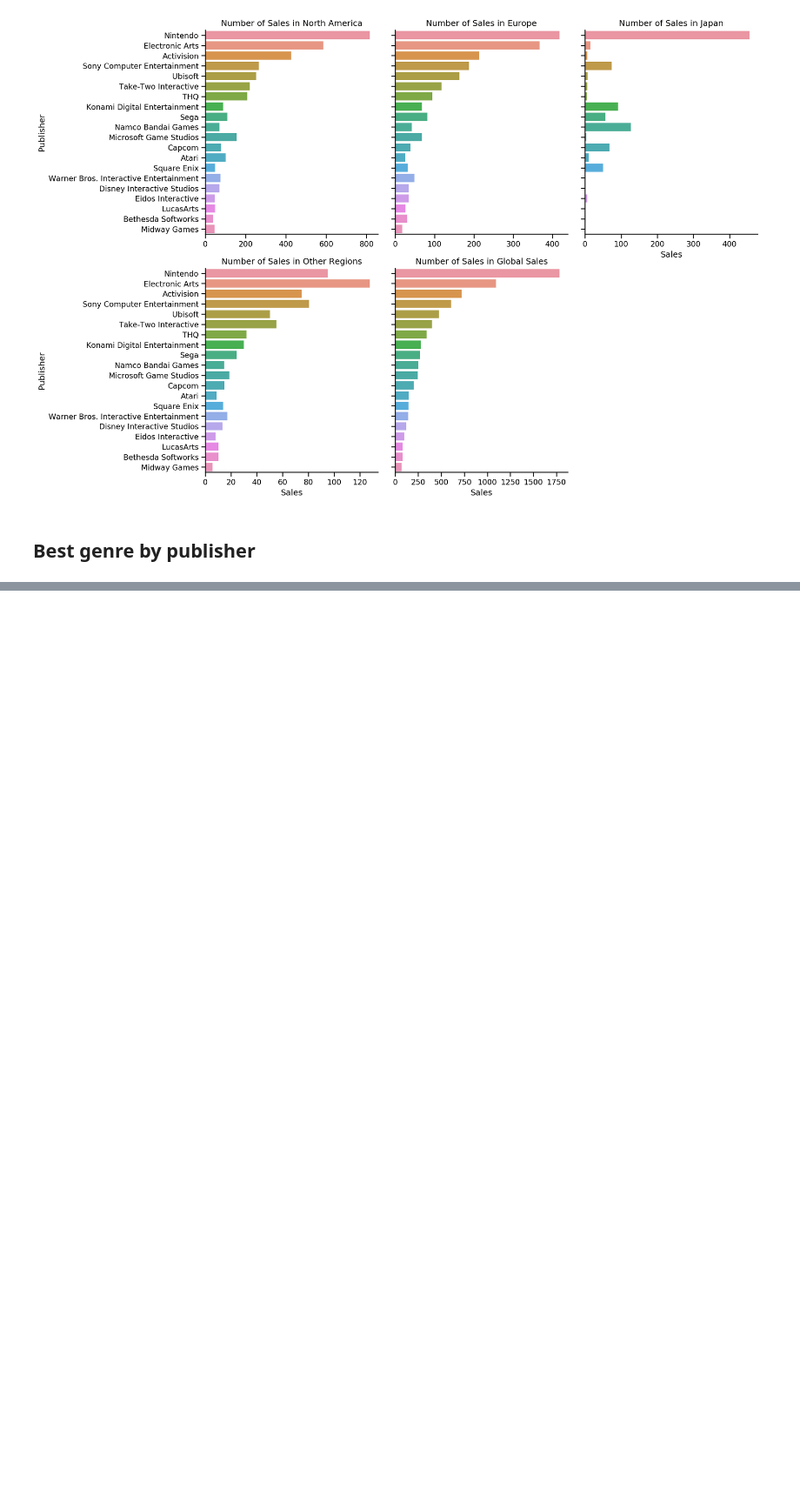
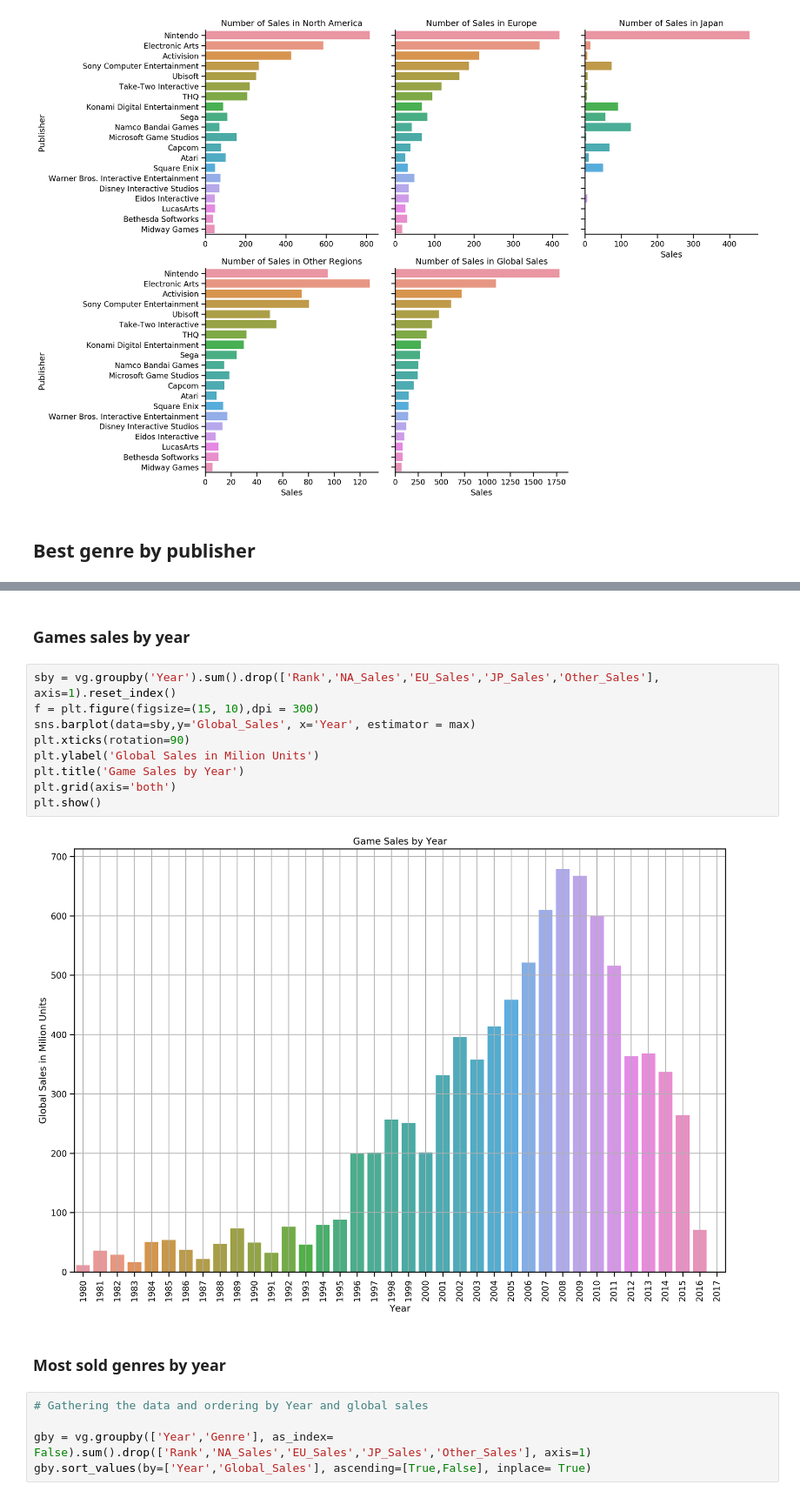
Before and after one commit to ramonrcn/Videogame-Sales, a Jupyter notebook: Videgame sales EDA.ipynb, the cells around one changed output, grey strips where cells are left out. Shown at 87% size. Cells and saved outputs as stored; diff of their text form; blank space fills up the shorter version.

```diff
--- a/Videgame sales EDA.ipynb
+++ b/Videgame sales EDA.ipynb
@@ -495,0 +593,20 @@ with sns.plotting_context('notebook'):
+# %% [markdown]
+### Games sales by year
+# %%
+sby = vg.groupby('Year').sum().drop(['Rank','NA_Sales','EU_Sales','JP_Sales','Other_Sales'], axis=1).reset_index()
+f = plt.figure(figsize=(15, 10),dpi = 300)
+sns.barplot(data=sby,y='Global_Sales', x='Year', estimator = max)
+plt.xticks(rotation=90)
+plt.ylabel('Global Sales in Milion Units')
+plt.title('Game Sales by Year')
+plt.grid(axis='both')
+plt.show()
+# %% [output]
+[figure, added]
+# %% [markdown]
+### Most sold genres by year
+# %%
+# Gathering the data and ordering by Year and global sales
+
+gby = vg.groupby(['Year','Genre'], as_index= False).sum().drop(['Rank','NA_Sales','EU_Sales','JP_Sales','Other_Sales'], axis=1)
+gby.sort_values(by=['Year','Global_Sales'], ascending=[True,False], inplace= True)
```
Also changed, not shown: parts of 40 cells of this notebook.
